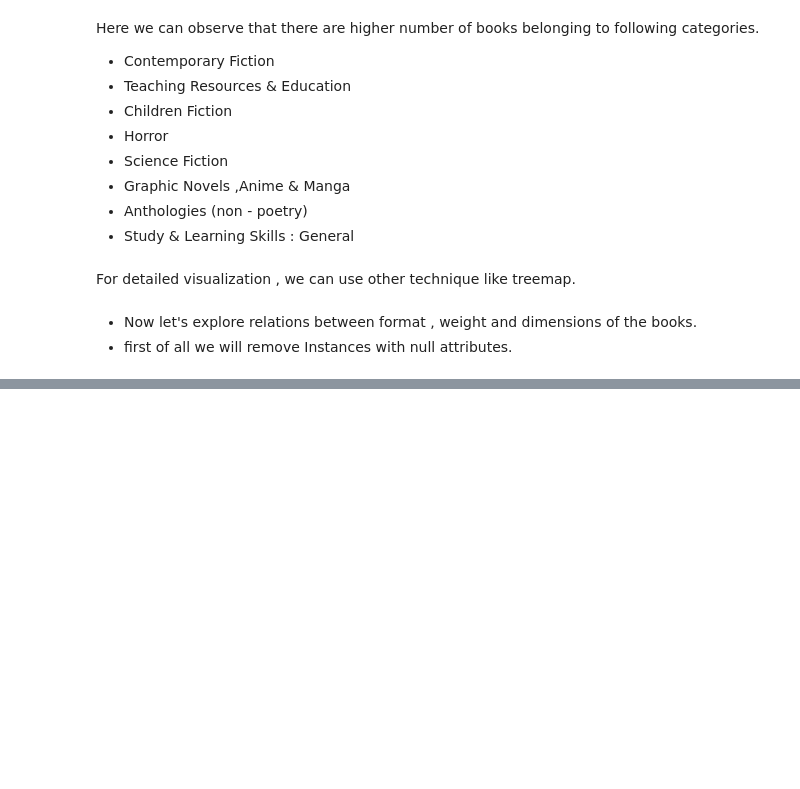
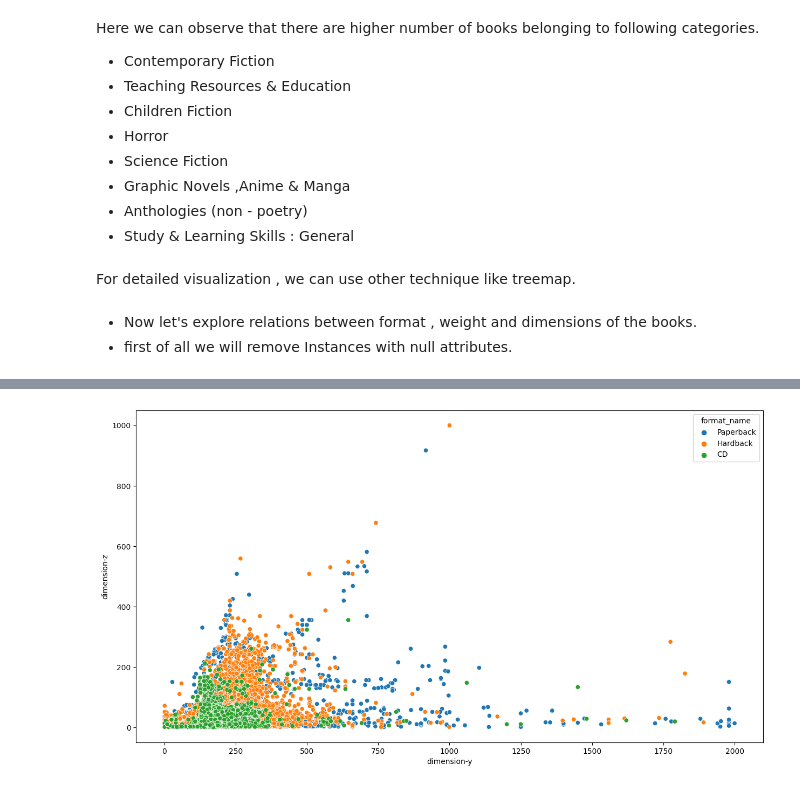
Before and after one commit to Maulik2493/IT496-T18, a Jupyter notebook: CP2/202101415_Maulik_Thakkar/202101415.ipynb, the cells around one changed output, grey strips where cells are left out. Cells and saved outputs as stored; diff of their text form; code cells hidden in the pictures; blank space fills up the shorter version.

```diff
--- a/CP2/202101415_Maulik_Thakkar/202101415.ipynb
+++ b/CP2/202101415_Maulik_Thakkar/202101415.ipynb
@@ -197,0 +229,5 @@ format_cnts.plot(kind = 'pie', colors=piec_colors, autopct = '%1.2f%%')
+# %%
+plt.figure(figsize=(15,8))
+ax = sns.scatterplot(x=filtered_df["dimension-y"], y=filtered_df["dimension-z"], hue=filtered_df["format_name"],legend="full")
+# %% [output]
+[figure, added]
```
Also changed, not shown: parts of 13 cells of this notebook.
